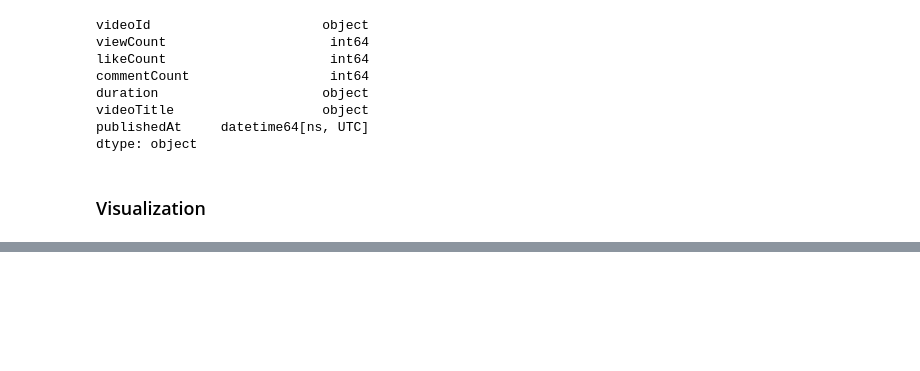
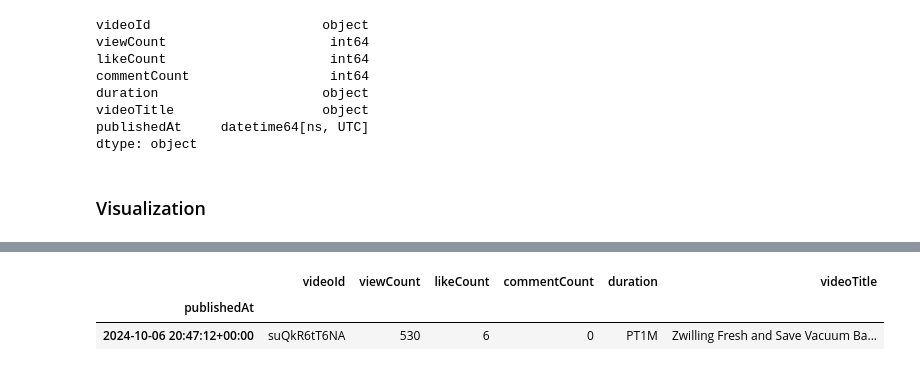
Before and after one commit to LVKinyanjui/StatsMan, a Jupyter notebook: YoutubeV3/channel_analysis.ipynb, the cells around one changed output, grey strips where cells are left out. Saved outputs shown, nothing was run; the diff lists cells and outputs as text; code cells hidden in the pictures; blank space fills up the shorter version.

```diff
--- a/YoutubeV3/channel_analysis.ipynb
+++ b/YoutubeV3/channel_analysis.ipynb
@@ -82,0 +121,6 @@ plt.show()
+# %%
+df.head(1)
+# %% [output]
+|  | videoId | viewCount | likeCount | commentCount | duration | videoTitle |
+| publishedAt |  |  |  |  |  |  |
+| 2024-10-06 20:47:12+00:00 | suQkR6tT6NA | 530 | 6 | 0 | PT1M | Zwilling Fresh and Save Vacuum Ba... |
```
Also changed, not shown: parts of 11 cells of this notebook, 2 other files.
